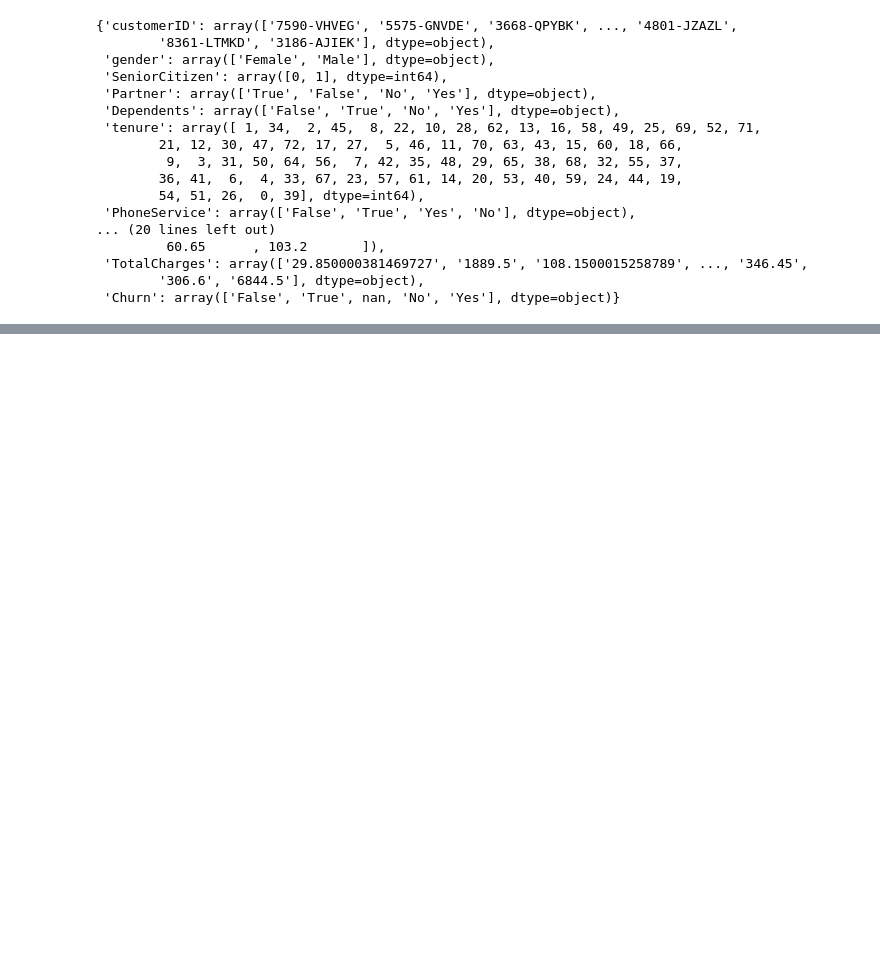
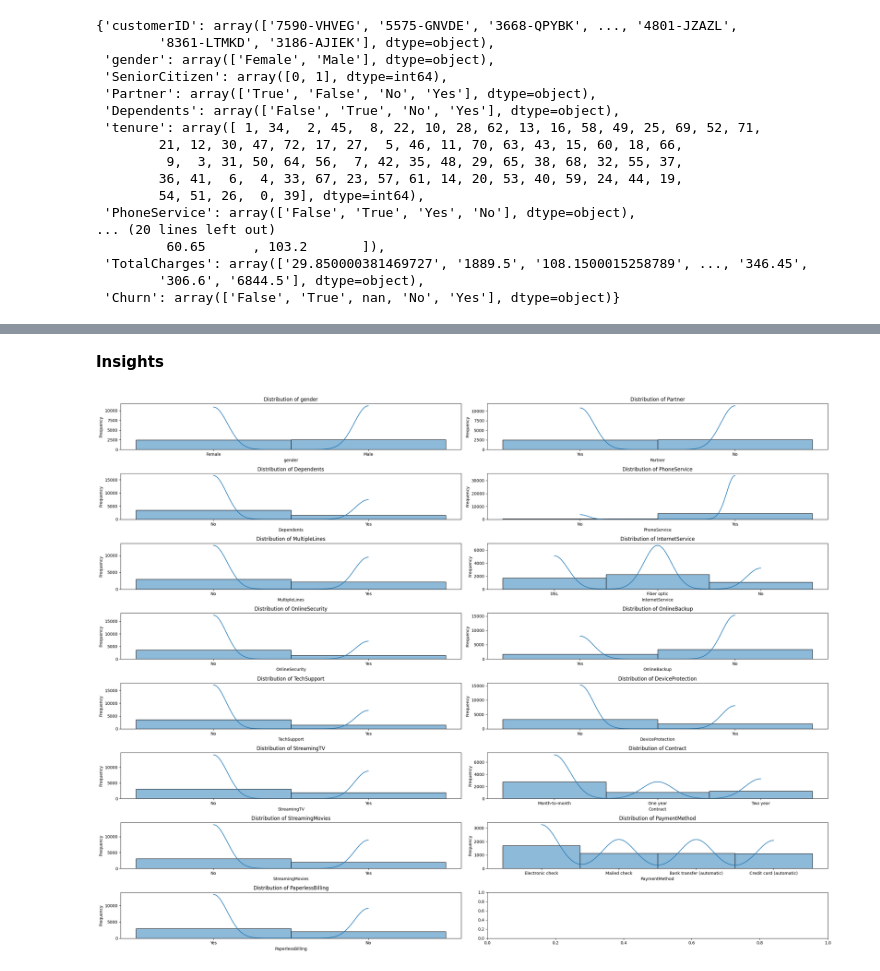
Before and after one commit to Josiegithub/Customer-Churn-Analysis, a Jupyter notebook: Notebook/notebook.ipynb, the cells around one changed output, grey strips where cells are left out. Cells and saved outputs as stored; diff of their text form; code cells hidden in the pictures; blank space fills up the shorter version.

```diff
--- a/Notebook/notebook.ipynb
+++ b/Notebook/notebook.ipynb
@@ -594,0 +733,19 @@ for i, predictor in enumerate(train_data.drop(columns=['Churn', 'TotalCharges',
+# %% [markdown]
+**Insights**
+# %%
+# Find Individual Disribution of Categorical Colunms
+cat_columns= ['gender','Partner','Dependents','PhoneService','MultipleLines','InternetService','OnlineSecurity','OnlineBackup','TechSupport','DeviceProtection','StreamingTV','Contract','StreamingMovies','PaymentMethod','PaperlessBilling']
+
+fig,axes,= plt.subplots(nrows=8,ncols=2, figsize=(25, 19))
+axes =axes.flatten()
+
+for idx,col in enumerate(cat_columns):
+    sns.histplot(train_data[col], kde=True, ax=axes[idx], bins=30)
+    axes[idx].set_title(f'Distribution of {col}')
+    axes[idx].set_xlabel(col)
+    axes[idx].set_ylabel('Frequency')
+
+plt.tight_layout()
+plt.show()
+# %% [output]
+[figure, added]
```
Also changed, not shown: parts of 126 cells of this notebook, 1 other file.
